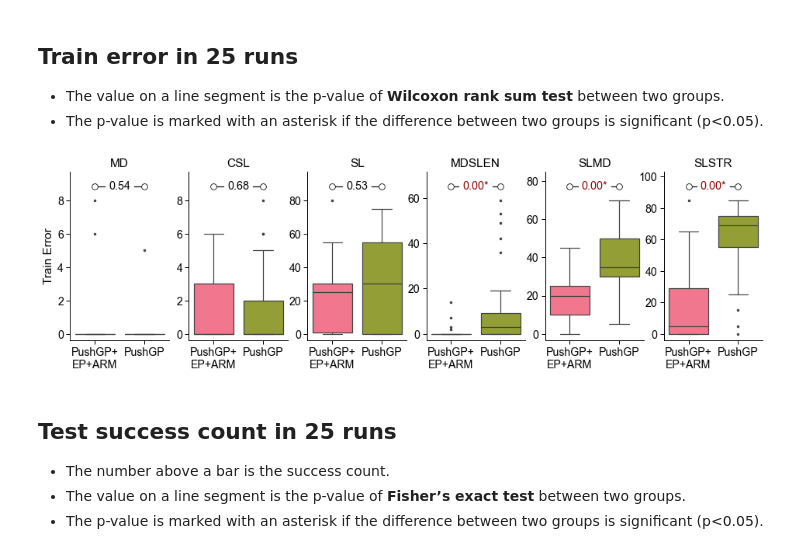
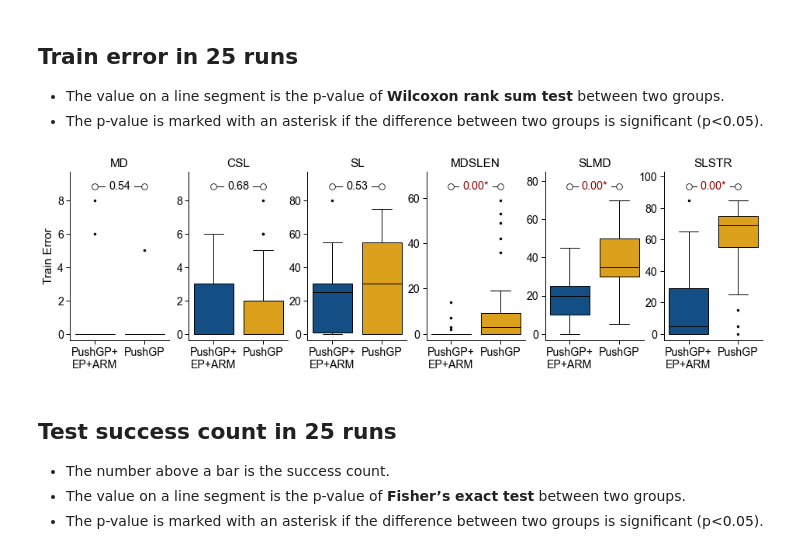
Before and after one commit to Y1fanHE/ssci2022, a Jupyter notebook: arm_data/result_explorer.ipynb, the cells around one changed output. Saved outputs shown, nothing was run; the diff lists cells and outputs as text; code cells hidden in the pictures.

```diff
--- a/arm_data/result_explorer.ipynb
+++ b/arm_data/result_explorer.ipynb
@@ -9,7 +9,8 @@ matplotlib.rcParams['pdf.fonttype'] = 42
 matplotlib.rcParams['ps.fonttype'] = 42
 import matplotlib.pyplot as plt
 import seaborn as sns
-sns.set_context("paper", 1.6)
+sns.set_context("paper", 1.6,
+                rc={"lines.linewidth": 1})
 sns.set_style("ticks",
               rc={"text.color"       : "black",
                   "axes.edgecolor"   : "black",
@@ -19,9 +20,13 @@ sns.set_style("ticks",
                   "axes.grid"        : False,
                   "axes.spines.right": False,
                   "axes.spines.top"  : False})
-sns.set_palette("husl", 4, desat=0.9)
+sns.set_palette(["#134f85", "#dba11c", "#6f7788"])
 annot_size="x-large"
-flierprops = dict(marker='.')
+flierprops = dict(marker=".", markeredgecolor="black", markerfacecolor="black")
+boxprops = dict(edgecolor="black")
+medianprops = dict(color="black")
+whiskerprops = dict(color="black")
+capprops = dict(color="black")
 # %% [markdown]
 ## Read Data
 # %%
@@ -48,7 +53,10 @@ for ax, prob in zip(axs, probs):
     error_ = error[(error.Problem==prob) & (error.Period=="Train")]
     ax.set_title(prob)
     b = sns.boxplot(data=error_, x="Method", y="Error",
-                    order=methods, flierprops=flierprops,
+                    order=methods,
+                    flierprops=flierprops, boxprops=boxprops,
+                    medianprops=medianprops,
+                    whiskerprops=whiskerprops, capprops=capprops,
                     saturation=1.,
                     ax=ax)
     h_min, h_max = ax.get_ylim()
@@ -179,35 +187,38 @@ for idx, probs in enumerate(probs_set):
         error_ = error[(error.Problem==prob) & (error.Period=="Train")]
         ax.set_title(prob)
         b = sns.boxplot(data=error_, x="Method", y="Error",
-                        order=methods, flierprops=flierprops,
+                        order=methods,
+                        flierprops=flierprops, boxprops=boxprops,
+                        medianprops=medianprops,
+                        whiskerprops=whiskerprops, capprops=capprops,
                         saturation=1.,
                         ax=ax)
         h_min, h_max = ax.get_ylim()
         h_total = h_max - h_min
         h_max_ = h_min + h_total*1.15
         ax.set_ylim(h_min, h_max_)
         for i in range(1):
             j = (i+1)%2
             h = h_max+h_total*0.05+i*h_total*0.1
             ax.hlines(y=h, xmin=i, xmax=j, color="black")
             ax.scatter(x=i, y=h, s=60, color="w", edgecolors="black", zorder=2)
             ax.scatter(x=j, y=h, s=60, color="w", edgecolors="black", zorder=2)
             dat1 = error_[error_.Method==methods[i]]["Error"].values
             dat2 = error_[error_.Method==methods[j]]["Error"].values
             _, p = mannwhitneyu(dat1, dat2)
             s = f"{p:.2f}*" if p<0.05 else f"{p:.2f}"
             c = "darkred" if p<0.05 else "black"
             ax.text((i+j)/2, h, s, color=c, fontsize=annot_size, ha="center", va="center", backgroundcolor="white", zorder=3+3-i)
         ax.set_xlabel("")
         ax.set_ylabel("Train Error")
         if k>1:
             ax.set_ylabel("")
         ax.set_xticklabels(["PushGP+\nEP+ARM", "PushGP"])
         ax.legend([],[],frameon=False)
     plt.savefig(f"figure/train2{idx}.png", dpi=300, bbox_inches="tight")
     plt.savefig(f"figure/train2{idx}.eps", bbox_inches="tight")
 # %% [output]
-[figure, old version]
+[figure, new version]
 # %% [markdown]
 ## Test success count in 25 runs
 
```
Also changed, not shown: parts of 5 cells of this notebook, 13 other files.
